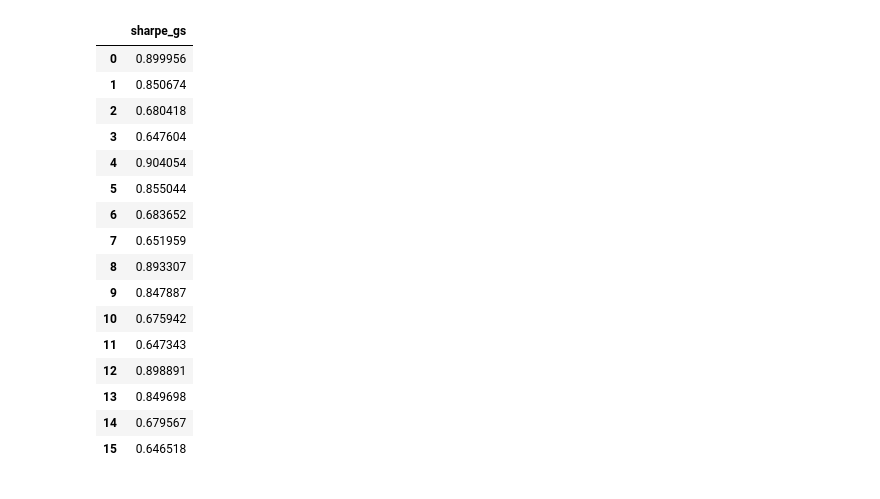
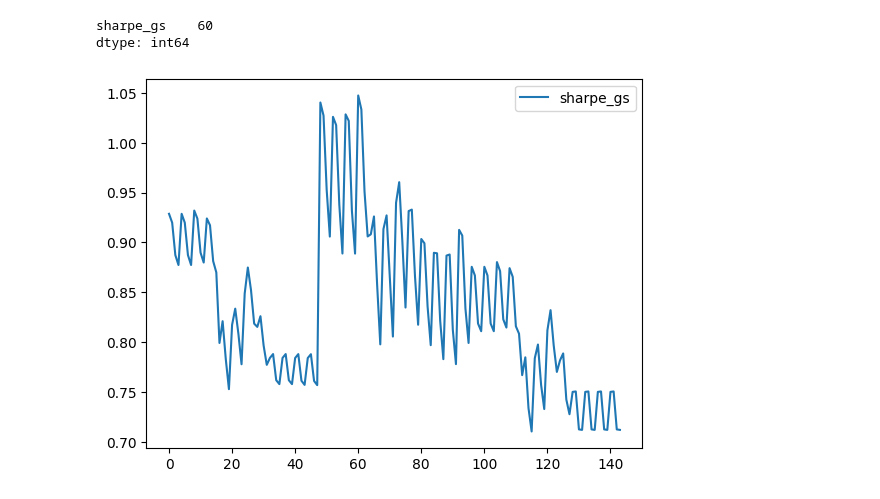
Before and after one commit to vcnzbrgd/Mean-Reverting-Strategy-and-Trades-Optimal-Sizing, a Jupyter notebook: mean_reverting_strategy.ipynb, the cells around one changed output. Cells and saved outputs as stored; diff of their text form; code cells hidden in the pictures.

```diff
--- a/mean_reverting_strategy.ipynb
+++ b/mean_reverting_strategy.ipynb
@@ -206,16 +207,44 @@ trades_list, trades_pnl = run_bt_pipeline(TRADED_SECURITIES,
 
 strategy_sharpe = (trades_list['sharpe_ratio']*trades_list['weight']).sum()
 # %%
+# Grid search for strategy optimal paramenters
+
 GS_long_pctle = [{10:0.1, 21:0.2, 63:0.3},
-                 {20:0.1, 40:0.2, 70:0.3},
-                 {30:0.15, 50:0.25, 100:0.35}]
+                 {5:0.1, 10:0.2, 15:0.3},
+                 {20:0.1, 40:0.2, 70:0.3}]
 
 GS_short_pctle = [{10:1-0.1, 21:1-0.2, 63:1-0.3},
-                 {20:1-0.1, 40:1-0.2, 70:1-0.3},
-                 {30:1-0.15, 50:1-0.25, 100:1-0.35}]
+                 {5:1-0.1, 10:1-0.2, 15:1-0.3},
+                 {20:1-0.1, 40:1-0.2, 70:1-0.3}]
 
-GS_ma_fast = [20, 30, 40, 50]
-GS_ma_slow = [80, 100, 150, 200]
+GS_ma_fast = [10, 20, 30, 40]
+GS_ma_slow = [50, 65, 80, 90]
+
+# cartesian product of all parameters
+GS_PARAMS = list(itertools.product(GS_long_pctle, GS_short_pctle, GS_ma_fast, GS_ma_slow))
 
 
-GS_PARAMS = list(itertools.product(GS_long_pctle, GS_short_pctle, GS_ma_fast, GS_ma_slow))
+sharpe_gs_ptf = {}
+idx_gs = 0
+
+for gsp in GS_PARAMS:
+    trades_list, trades_pnl = run_bt_pipeline(TRADED_SECURITIES,
+            gsp[0],
+            gsp[1],
+            gsp[2],
+            gsp[3],
+            SUPPORTIVE_PCTL_MOVE,
+            COUNTER_PCTL_MOVE,
+            TRADES_MAX_DAYS,
+            MAX_DOLLAR_LOSS,
+            SIGMA_WDW,
+            GAMMA,
+            )
+
+    sharpe_gs_ptf[idx_gs] = (trades_list['sharpe_ratio']*trades_list['weight']).sum()
+    idx_gs +=1
+    print(idx_gs)
+
+
+sharpe_gs_ptf = pd.DataFrame(sharpe_gs_ptf, index=['sharpe_gs']).T
+sharpe_gs_ptf.to_csv(f'GS_Sharpe_{str(pd.Timestamp.now())[:16]}.csv')
@@ -257,20 +265,7 @@ for gsp in GS_PARAMS:
-# %%
-pd.DataFrame(sharpe_gs_ptf, index=['sharpe_gs']).T
-# %% [output]
-|  | sharpe_gs |
-| 0 | 0.899956 |
-| 1 | 0.850674 |
-| 2 | 0.680418 |
-| 3 | 0.647604 |
-| 4 | 0.904054 |
-| 5 | 0.855044 |
-| 6 | 0.683652 |
-| 7 | 0.651959 |
-| 8 | 0.893307 |
-| 9 | 0.847887 |
-| 10 | 0.675942 |
-| 11 | 0.647343 |
-| 12 | 0.898891 |
-| 13 | 0.849698 |
-| 14 | 0.679567 |
-| 15 | 0.646518 |
+# %%
+sharpe_gs_ptf.plot()
+sharpe_gs_ptf.idxmax()
+# %% [output]
+sharpe_gs    60
+dtype: int64
+[figure, added]
```
Also changed, not shown: parts of 13 cells of this notebook, 2 other files.
